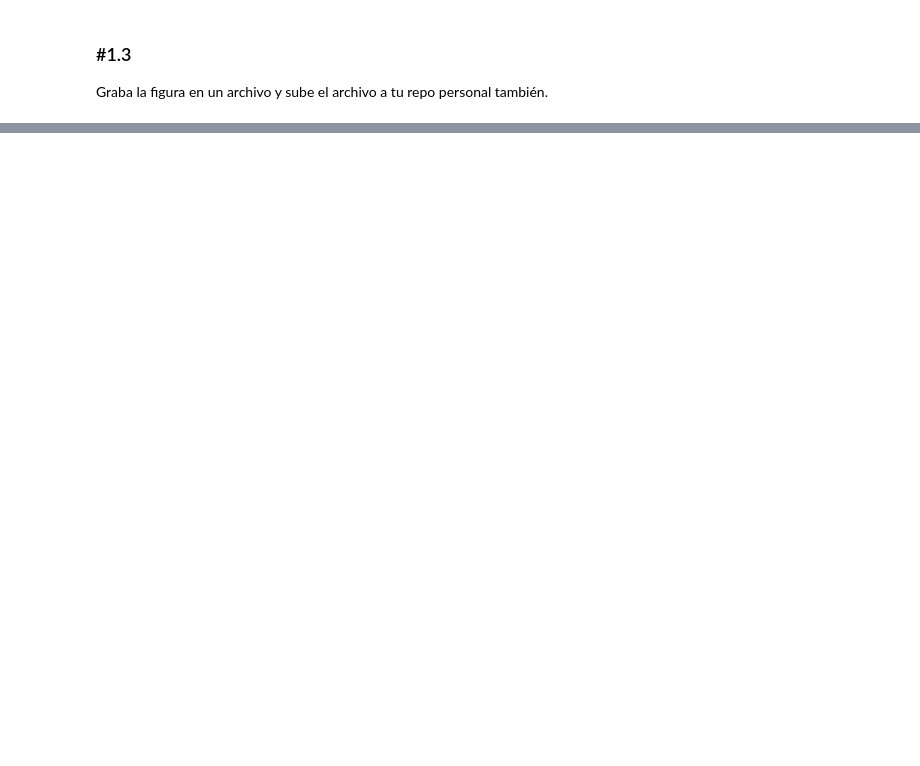
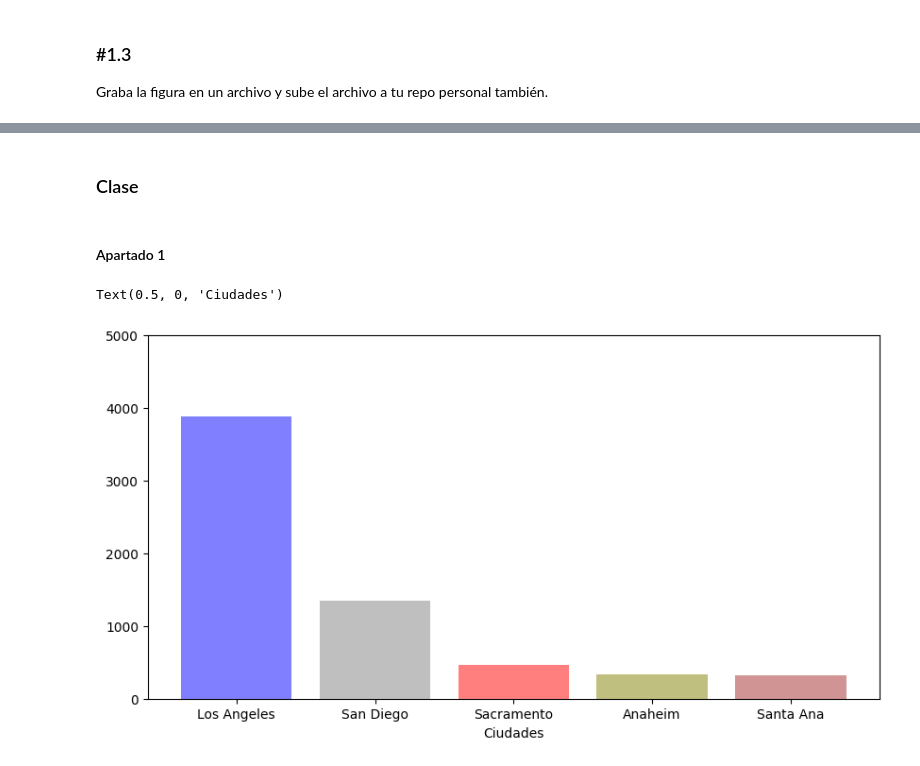
Before and after one commit to mardelmir/ONLINE_DS_THEBRIDGE_mardelmir, a Jupyter notebook: 03_Analisis_de_Datos/Sprint_08/Unidad_01/Challenge/18_Practica_Obligatoria_Visualizacion_Basica.ipynb, the cells around one changed output, grey strips where cells are left out. Saved outputs shown, nothing was run; the diff lists cells and outputs as text; code cells hidden in the pictures; blank space fills up the shorter version.

```diff
--- a/03_Analisis_de_Datos/Sprint_08/Unidad_01/Challenge/18_Practica_Obligatoria_Visualizacion_Basica.ipynb
+++ b/03_Analisis_de_Datos/Sprint_08/Unidad_01/Challenge/18_Practica_Obligatoria_Visualizacion_Basica.ipynb
@@ -240,0 +270,4 @@ findfont: Font family 'Bradley Hand itc' not found.
+# %% [markdown]
+### Clase
+# %% [markdown]
+#### Apartado 1
@@ -240,0 +288,20 @@ findfont: Font family 'Bradley Hand itc' not found.
+# %%
+def separa_nombre(nombre):
+    nuevo = nombre[0]
+    for letra in nombre[1:]:
+        if letra == letra.upper():
+            nuevo += ' '
+        nuevo += letra
+    return nuevo
+
+ciudades_mas_pobladas = df.loc[df.population_total.nlargest(5).index, ['city', 'population_total']]
+ciudades = [separa_nombre(ciudad) for ciudad in ciudades_mas_pobladas['city'].to_list()]
+colores = ['blue', 'gray', 'red', 'olive', 'brown']
+plt.figure(figsize = (10,5))
+plt.bar(x = ciudades, height = ciudades_mas_pobladas['population_total'] / 1000, color = colores, alpha = 0.5)
+plt.ylim([0, 5000])
+plt.ylabel('')
+plt.xlabel('Ciudades')
+# %% [output]
+Text(0.5, 0, 'Ciudades')
+[figure, added]
```
Also changed, not shown: parts of 19 cells of this notebook, 1 other file.
